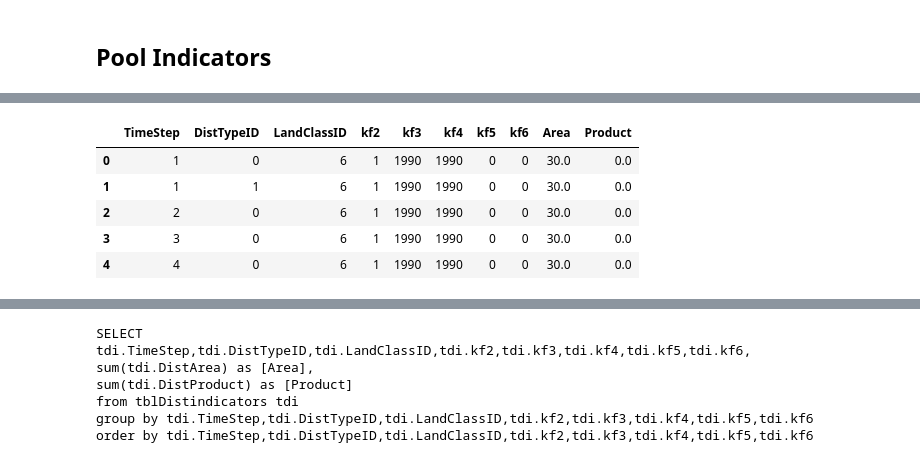
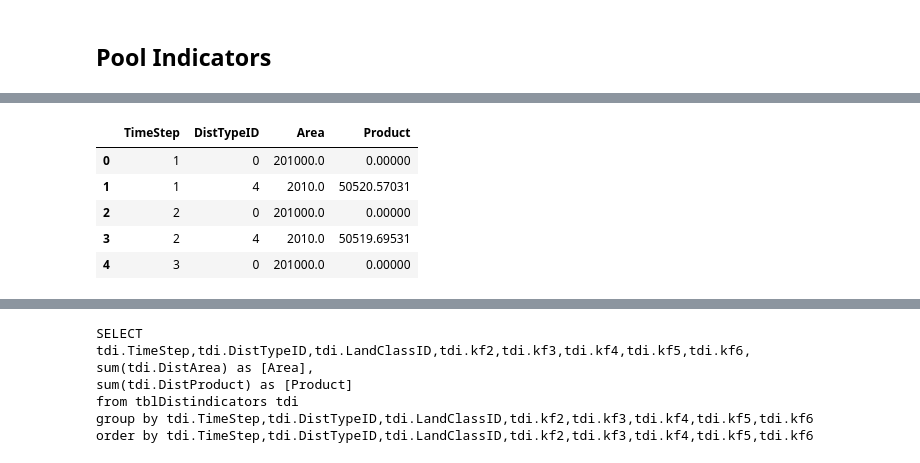
Before and after one commit to cat-cfs/cbm3_scripting_examples, a Jupyter notebook: cbm3_results.ipynb, the cells around one changed output, grey strips where cells are left out. Saved outputs shown, nothing was run; the diff lists cells and outputs as text; code cells hidden in the pictures.

```diff
--- a/cbm3_results.ipynb
+++ b/cbm3_results.ipynb
@@ -14,8 +12,9 @@ results_db_path = r".\tutorial1\tutorial1_results.mdb"
+# %%
+toolbox_path = r'C:\Program Files (x86)\Operational-Scale CBM-CFS3'
+results_db_path = os.path.join(toolbox_path, "Tutorials", "Tutorial 3","Tutorial3_results.mdb")
 # %% [markdown]
 ## Pool Indicators ##
 # %%
-pool_indicators = cbm3_results.load_pool_indicators(
-    results_db_path,
-    land_class_grouping=True)
+pool_indicators = cbm3_results.load_pool_indicators(results_db_path)
 pool_indicators.head()
 # %% [output]
@@ -39,5 +40,5 @@ stock_changes.head()
 5 rows × 57 columns
 # %%
-area_indicators = cbm3_results.load_age_indicators(results_db_path, land_class_grouping=True)
-area_indicators.head()
+age_indicators = cbm3_results.load_age_indicators(results_db_path)
+age_indicators.head()
 # %% [output]
@@ -50,14 +51,13 @@ area_indicators.head()
 # %%
 dist_indicators = cbm3_results.load_disturbance_indicators(
     results_db_path,
-    land_class_grouping=True,
     disturbance_type_grouping=True)
 
 dist_indicators.head()
 # %% [output]
-|  | TimeStep | DistTypeID | LandClassID | kf2 | kf3 | kf4 | kf5 | kf6 | Area | Product |
-| 0 | 1 | 0 | 6 | 1 | 1990 | 1990 | 0 | 0 | 30.0 | 0.0 |
-| 1 | 1 | 1 | 6 | 1 | 1990 | 1990 | 0 | 0 | 30.0 | 0.0 |
-| 2 | 2 | 0 | 6 | 1 | 1990 | 1990 | 0 | 0 | 30.0 | 0.0 |
-| 3 | 3 | 0 | 6 | 1 | 1990 | 1990 | 0 | 0 | 30.0 | 0.0 |
-| 4 | 4 | 0 | 6 | 1 | 1990 | 1990 | 0 | 0 | 30.0 | 0.0 |
+|  | TimeStep | DistTypeID | Area | Product |
+| 0 | 1 | 0 | 201000.0 | 0.00000 |
+| 1 | 1 | 4 | 2010.0 | 50520.57031 |
+| 2 | 2 | 0 | 201000.0 | 0.00000 |
+| 3 | 2 | 4 | 2010.0 | 50519.69531 |
+| 4 | 3 | 0 | 201000.0 | 0.00000 |
```
Also changed, not shown: parts of 15 cells of this notebook, 2 other files.
